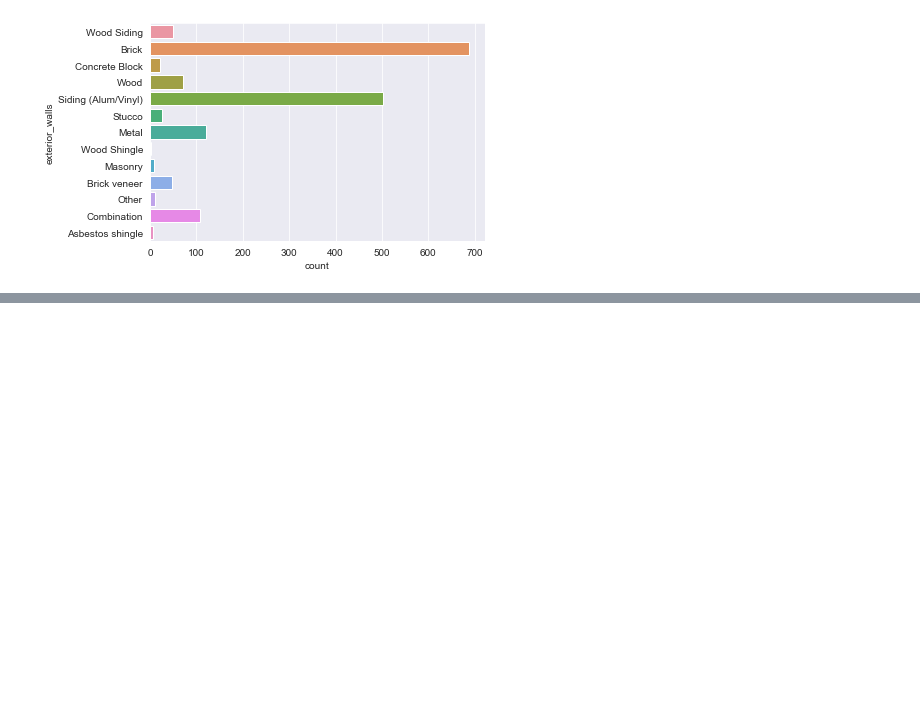
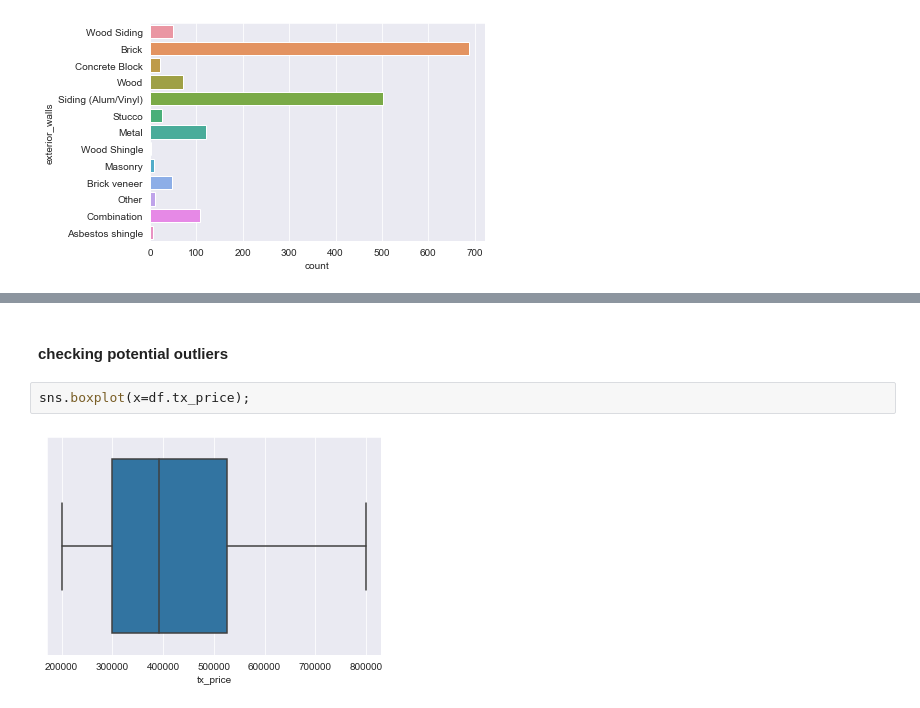
Before and after one commit to Dandothkar/House-Price-Prediction, a Jupyter notebook: HousePricePrediction.ipynb, the cells around one changed output, grey strips where cells are left out. Saved outputs shown, nothing was run; the diff lists cells and outputs as text; blank space fills up the shorter version.

```diff
--- a/HousePricePrediction.ipynb
+++ b/HousePricePrediction.ipynb
@@ -245,0 +244,6 @@ df.describe()
+# %% [markdown]
+#### checking potential outliers
+# %%
+sns.boxplot(x=df.tx_price);
+# %% [output]
+[figure, added]
```
Also changed, not shown: parts of 47 cells of this notebook, 2 other files.
